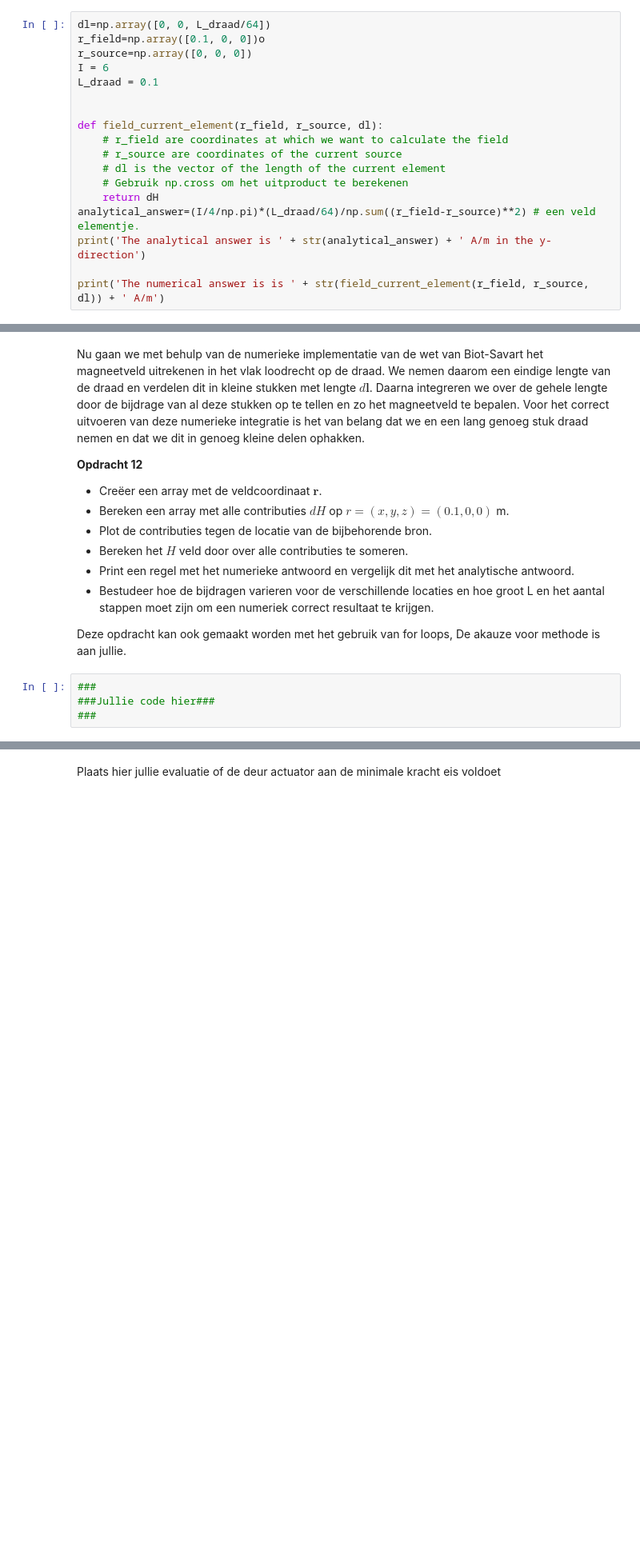
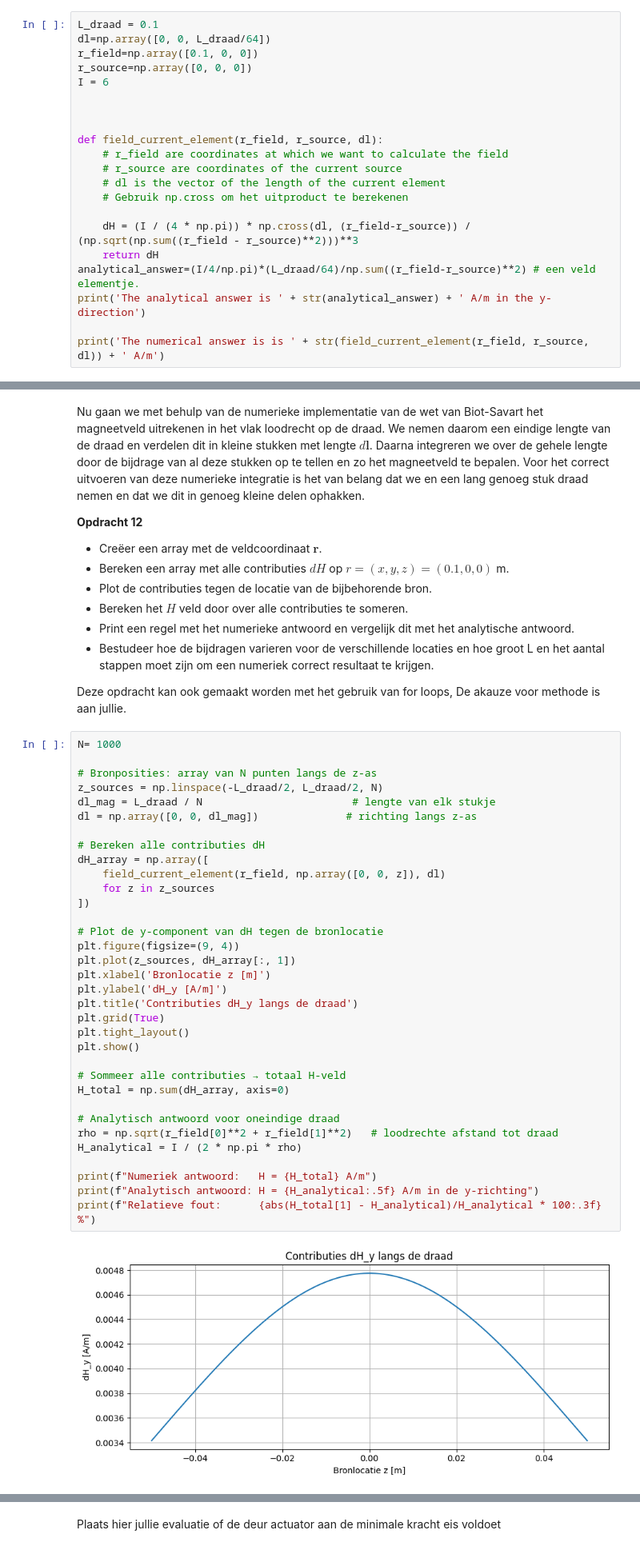
Before and after one commit to OLvanVelze/opdrachten-DEF-D-OVV, a Jupyter notebook: DigitaleOntwerpopdrachten/2KrachtactuatorOpdracht/KrachtactuatorOpdracht.ipynb, the cells around one changed output, grey strips where cells are left out. Shown at 80% size. Cells and saved outputs as stored; diff of their text form; blank space fills up the shorter version.

```diff
--- a/DigitaleOntwerpopdrachten/2KrachtactuatorOpdracht/KrachtactuatorOpdracht.ipynb
+++ b/DigitaleOntwerpopdrachten/2KrachtactuatorOpdracht/KrachtactuatorOpdracht.ipynb
@@ -218,11 +217,12 @@ De functie moet het magneetveld van een lijnelement $d\mathbf{l}$ berekenen. Geb
 
 Bereken met deze functie alle componenten van het magneetveld voor een veldpositie op $x=0.1$ m voor een stroombronelement in de oorsprong met een stroom van 6 A een lengte van $d\mathbf{l}$ gelijk aan $L/64$. Print het analytische en numerieke antwoord naar de command line en controleer dat het magneetveld gelijk is aan $\mathbf{H} =  0.00746 \hat{\mathbf{y}}$ A/m is.
 # %%
+L_draad = 0.1
 dl=np.array([0, 0, L_draad/64])
-r_field=np.array([0.1, 0, 0])o
+r_field=np.array([0.1, 0, 0])
 r_source=np.array([0, 0, 0])
 I = 6
-L_draad = 0.1
+
 
 
 def field_current_element(r_field, r_source, dl):
@@ -230,6 +230,8 @@ def field_current_element(r_field, r_source, dl):
     # r_source are coordinates of the current source
     # dl is the vector of the length of the current element
     # Gebruik np.cross om het uitproduct te berekenen
+
+    dH = (I / (4 * np.pi)) * np.cross(dl, (r_field-r_source)) / (np.sqrt(np.sum((r_field - r_source)**2)))**3
     return dH
 analytical_answer=(I/4/np.pi)*(L_draad/64)/np.sum((r_field-r_source)**2) # een veld elementje.
 print('The analytical answer is ' + str(analytical_answer) + ' A/m in the y-direction')
@@ -250,6 +253,38 @@ Nu gaan we met behulp van de numerieke implementatie van de wet van Biot-Savart
 
 Deze opdracht kan ook gemaakt worden met het gebruik van for loops, De akauze voor methode is aan jullie.
 # %%
-###
-###Jullie code hier###
-###
+N= 1000
+
+# Bronposities: array van N punten langs de z-as
+z_sources = np.linspace(-L_draad/2, L_draad/2, N)
+dl_mag = L_draad / N                        # lengte van elk stukje
+dl = np.array([0, 0, dl_mag])              # richting langs z-as
+
+# Bereken alle contributies dH
+dH_array = np.array([
+    field_current_element(r_field, np.array([0, 0, z]), dl)
+    for z in z_sources
+])
+
+# Plot de y-component van dH tegen de bronlocatie
+plt.figure(figsize=(9, 4))
+plt.plot(z_sources, dH_array[:, 1])
+plt.xlabel('Bronlocatie z [m]')
+plt.ylabel('dH_y [A/m]')
+plt.title('Contributies dH_y langs de draad')
+plt.grid(True)
+plt.tight_layout()
+plt.show()
+
+# Sommeer alle contributies → totaal H-veld
+H_total = np.sum(dH_array, axis=0)
+
+# Analytisch antwoord voor oneindige draad
+rho = np.sqrt(r_field[0]**2 + r_field[1]**2)   # loodrechte afstand tot draad
+H_analytical = I / (2 * np.pi * rho)
+
+print(f"Numeriek antwoord:   H = {H_total} A/m")
+print(f"Analytisch antwoord: H = {H_analytical:.5f} A/m in de y-richting")
+print(f"Relatieve fout:      {abs(H_total[1] - H_analytical)/H_analytical * 100:.3f} %")
+# %% [output]
+[figure, added]
```
Also changed, not shown: parts of 7 cells of this notebook.
